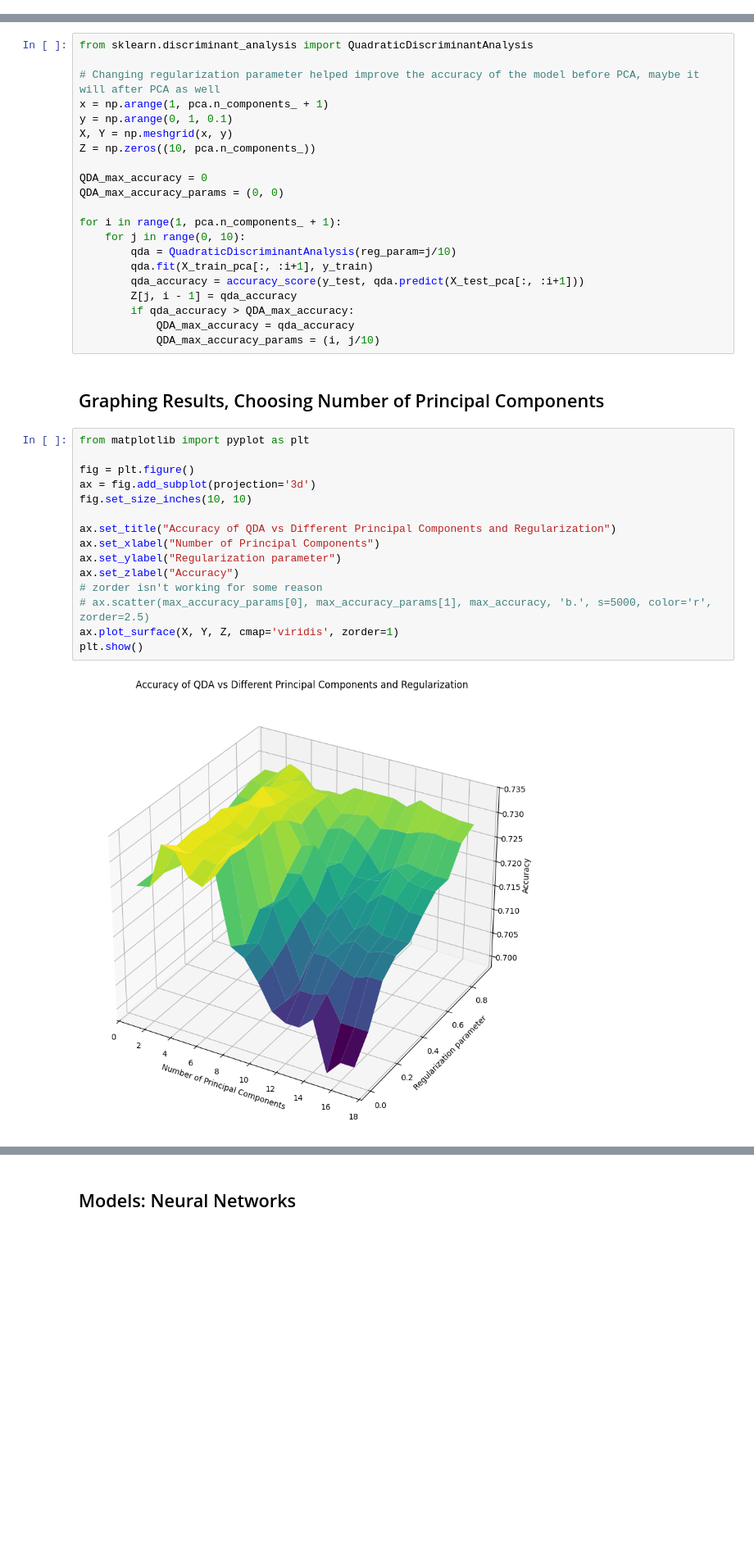
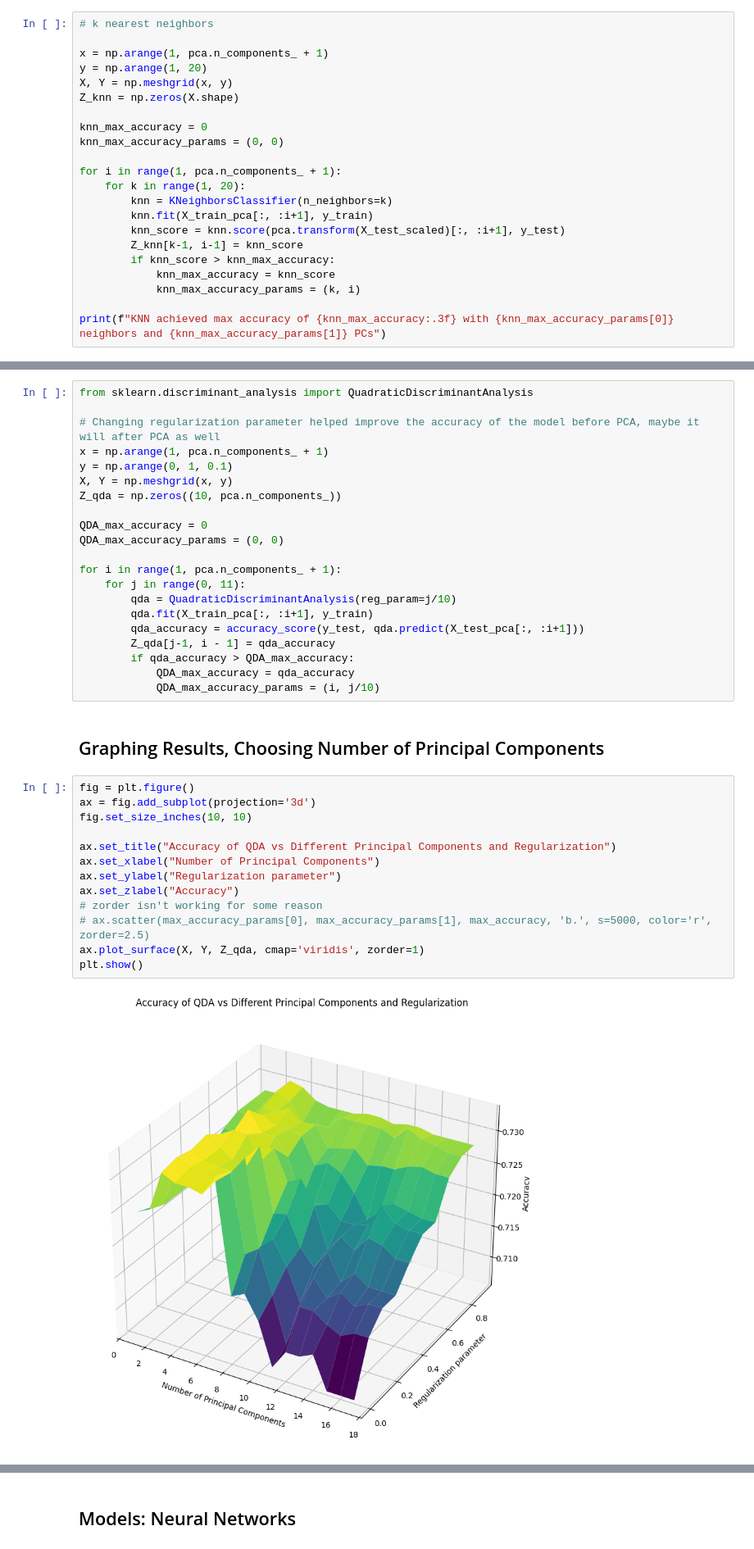
Before and after one commit to samlowe106/LeagueOfLosers, a Jupyter notebook: notebooks/2 PCA Supervised Learning.ipynb, the cells around one changed output, grey strips where cells are left out. Shown at 82% size. Drawn from its saved outputs; the diff is of its cells as text; blank space fills up the shorter version.

Commit message:
Added random forest, knn, and updated graphs

```diff
--- a/notebooks/2 PCA Supervised Learning.ipynb
+++ b/notebooks/2 PCA Supervised Learning.ipynb
@@ -172,3 +171,25 @@ Now training LDA model... done (0:00:00.120997) and max accuracy of 0.737 achiev
 Now training KNN model... done (0:00:02.518496) and max accuracy of 0.702 achieved with 5 PCs
 Now training SVM model... done (0:00:36.784766) and max accuracy of 0.729 achieved with 5 PCs
 Now training Random Forest model... done (0:00:47.683104) and max accuracy of 0.726 achieved with 16 PCs
+# %%
+# k nearest neighbors
+
+x = np.arange(1, pca.n_components_ + 1)
+y = np.arange(1, 20)
+X, Y = np.meshgrid(x, y)
+Z_knn = np.zeros(X.shape)
+
+knn_max_accuracy = 0
+knn_max_accuracy_params = (0, 0)
+
+for i in range(1, pca.n_components_ + 1):
+    for k in range(1, 20):
+        knn = KNeighborsClassifier(n_neighbors=k)
+        knn.fit(X_train_pca[:, :i+1], y_train)
+        knn_score = knn.score(pca.transform(X_test_scaled)[:, :i+1], y_test)
+        Z_knn[k-1, i-1] = knn_score
+        if knn_score > knn_max_accuracy:
+            knn_max_accuracy = knn_score
+            knn_max_accuracy_params = (k, i)
+
+print(f"KNN achieved max accuracy of {knn_max_accuracy:.3f} with {knn_max_accuracy_params[0]} neighbors and {knn_max_accuracy_params[1]} PCs")
@@ -181,39 +220,37 @@ from sklearn.discriminant_analysis import QuadraticDiscriminantAnalysis
 x = np.arange(1, pca.n_components_ + 1)
 y = np.arange(0, 1, 0.1)
 X, Y = np.meshgrid(x, y)
-Z = np.zeros((10, pca.n_components_))
+Z_qda = np.zeros((10, pca.n_components_))
 
 QDA_max_accuracy = 0
 QDA_max_accuracy_params = (0, 0)
 
 for i in range(1, pca.n_components_ + 1):
-    for j in range(0, 10):
+    for j in range(0, 11):
         qda = QuadraticDiscriminantAnalysis(reg_param=j/10)
         qda.fit(X_train_pca[:, :i+1], y_train)
         qda_accuracy = accuracy_score(y_test, qda.predict(X_test_pca[:, :i+1]))
-        Z[j, i - 1] = qda_accuracy
+        Z_qda[j-1, i - 1] = qda_accuracy
         if qda_accuracy > QDA_max_accuracy:
             QDA_max_accuracy = qda_accuracy
             QDA_max_accuracy_params = (i, j/10)
 # %% [markdown]
 ## Graphing Results, Choosing Number of Principal Components
 # %%
-from matplotlib import pyplot as plt
-
 fig = plt.figure()
 ax = fig.add_subplot(projection='3d')
 fig.set_size_inches(10, 10)
 
 ax.set_title("Accuracy of QDA vs Different Principal Components and Regularization")
 ax.set_xlabel("Number of Principal Components")
 ax.set_ylabel("Regularization parameter")
 ax.set_zlabel("Accuracy")
 # zorder isn't working for some reason
 # ax.scatter(max_accuracy_params[0], max_accuracy_params[1], max_accuracy, 'b.', s=5000, color='r', zorder=2.5)
-ax.plot_surface(X, Y, Z, cmap='viridis', zorder=1)
+ax.plot_surface(X, Y, Z_qda, cmap='viridis', zorder=1)
 plt.show()
 # %% [output]
-[figure, old version]
+[figure, new version]
 # %%
 fig = plt.figure()
 fig.set_size_inches(8, 8)
```
Also changed, not shown: parts of 9 cells of this notebook.
